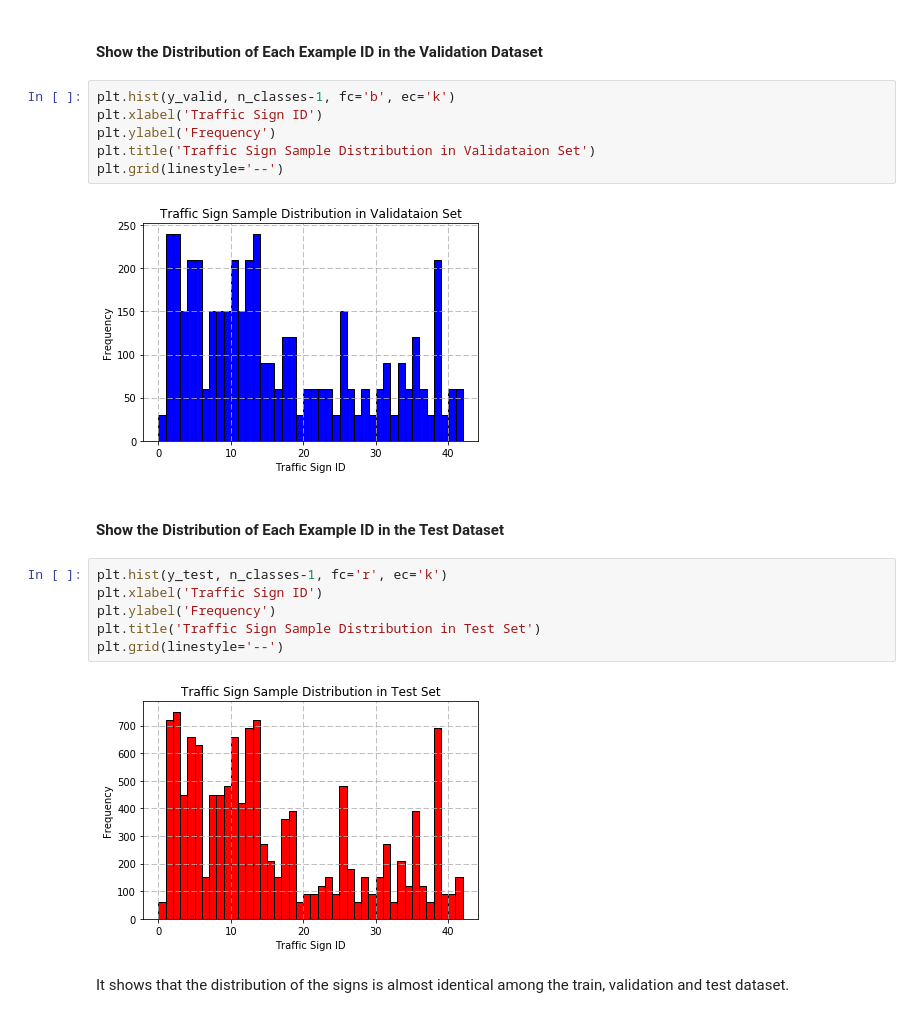
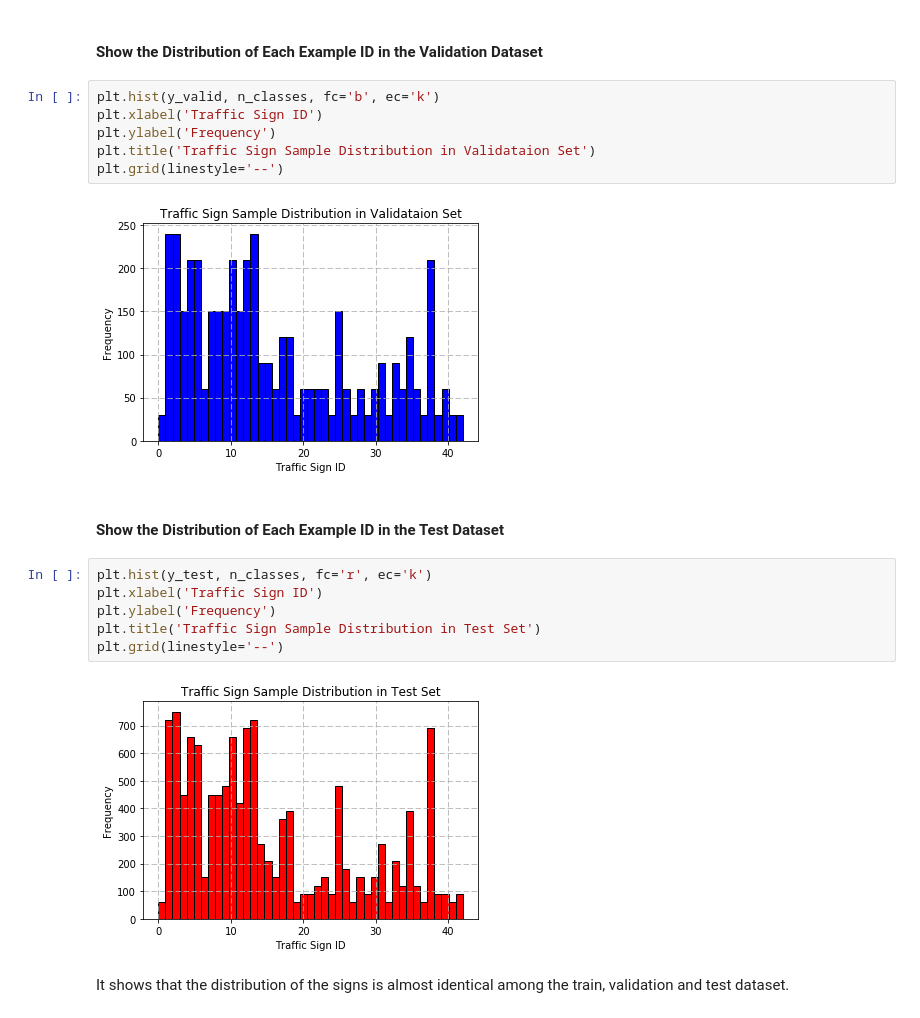
Before and after one commit to mscwu/udacity_traffic_sign_classification, a Jupyter notebook: Traffic_Sign_Classifier.ipynb, the cells around one changed output. Drawn from its saved outputs; the diff is of its cells as text.

```diff
--- a/Traffic_Sign_Classifier.ipynb
+++ b/Traffic_Sign_Classifier.ipynb
@@ -117,23 +117,23 @@ fig1.savefig(os.path.join(image_save_path,'training _set_initial_sample_distribu
 # %% [markdown]
 #### Show the Distribution of Each Example ID in the Validation Dataset
 # %%
-plt.hist(y_valid, n_classes-1, fc='b', ec='k')
+plt.hist(y_valid, n_classes, fc='b', ec='k')
 plt.xlabel('Traffic Sign ID')
 plt.ylabel('Frequency')
 plt.title('Traffic Sign Sample Distribution in Validataion Set')
 plt.grid(linestyle='--')
 # %% [output]
-[figure, old version]
+[figure, new version]
 # %% [markdown]
 #### Show the Distribution of Each Example ID in the Test Dataset
 # %%
-plt.hist(y_test, n_classes-1, fc='r', ec='k')
+plt.hist(y_test, n_classes, fc='r', ec='k')
 plt.xlabel('Traffic Sign ID')
 plt.ylabel('Frequency')
 plt.title('Traffic Sign Sample Distribution in Test Set')
 plt.grid(linestyle='--')
 # %% [output]
-[figure, old version]
+[figure, new version]
 # %% [markdown]
 It shows that the distribution of the signs is almost identical among the train, validation and test dataset.
 # %% [markdown]
```
Also changed, not shown: parts of 29 cells of this notebook, 9 other files.
